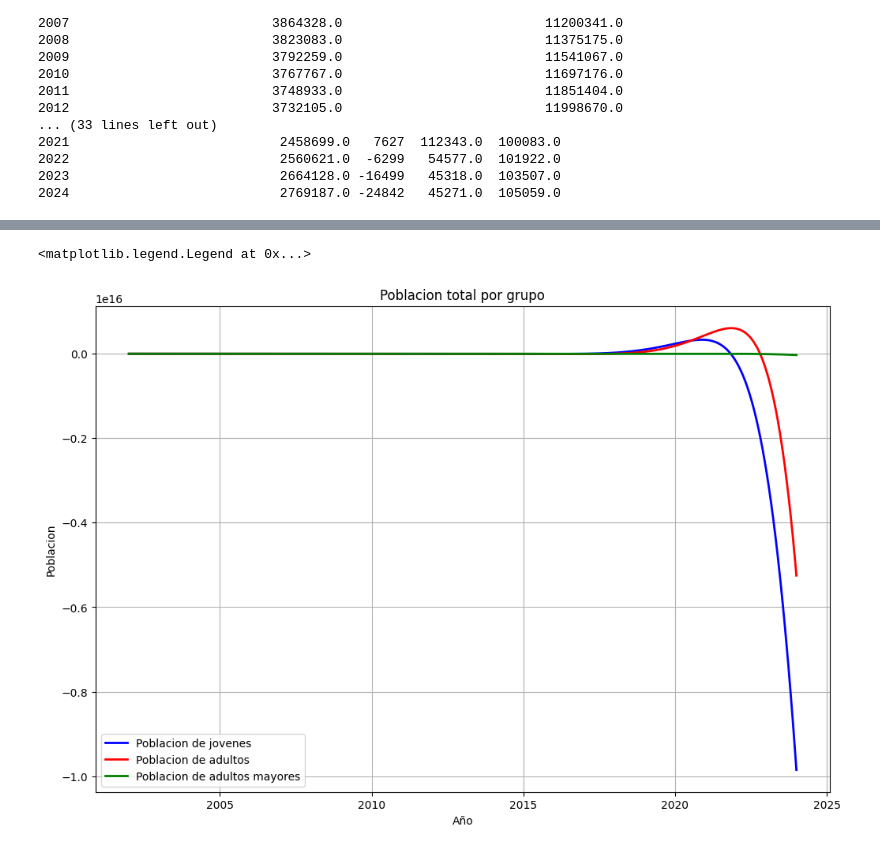
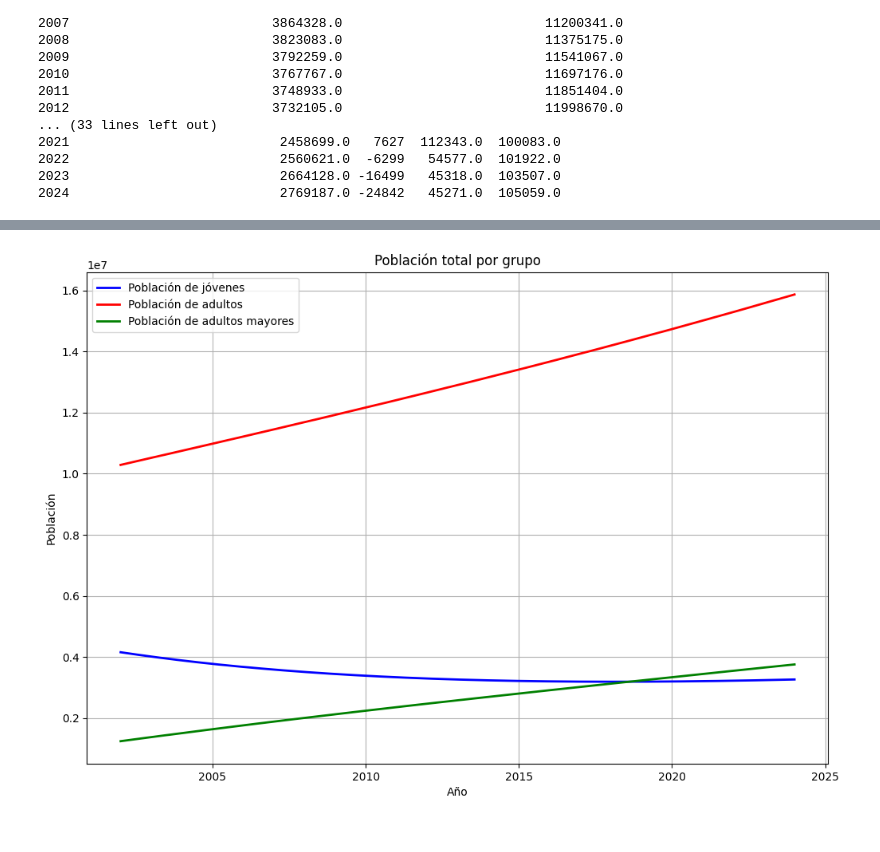
Before and after one commit to Lunaaaalj/MSED, a Jupyter notebook: code/first_stage.ipynb, the cells around one changed output, grey strips where cells are left out. Cells and saved outputs as stored; diff of their text form; code cells hidden in the pictures.

```diff
--- a/code/first_stage.ipynb
+++ b/code/first_stage.ipynb
@@ -93,60 +93,57 @@ Notes:
 [2] The condition number is large, 8.03e+06. This might indicate that there are
 strong multicollinearity or other numerical problems.
 # %%
-# graficacion por Runge-Kutta 4
+# Graficación por Runge-Kutta 4 (consistente en el orden del estado)
+import numpy as np
 import matplotlib.pyplot as plt
-def sistema_edos(t,y): # recibiendo un tiempo t y un vector y
-     at,jt,et = y # at= poblacion de adultos, jt=poblacion de jovenes
-     # COEFICIENTES
-     # Ecuacion de poblacion de Jovenes
-     c1=0.0181  # tsa de natalidad
-     c2=0.0140 # tasa de mortalidad
-     # Ecuacion de poblacion de adultos
-     c3=-0.0085
-     # Ecuacion de la poblacion de adultos mayores
-     c4=0.0567
-     #ECUACIONES
-     dyJ = c1*at-c2*jt-(1/15)*jt
-     dyA=(1/50)*jt-c3*at-(1/50)*at
-     dyE=(1/50)*at-c4*et
-     return [dyJ,dyA,dyE]
+
+def sistema_edos(t, y):
+    # y = [J, A, E]
+    jt, at, et = y
+
+    # COEFICIENTES
+    c1 = 0.0181  # tasa de natalidad
+    c2 = 0.0140  # tasa de mortalidad jóvenes
+    c3 = -0.0343  # tasa de mortalidad adultos (positiva)
+    c4 = 0.0567  # tasa de mortalidad mayores
+
+    # ECUACIONES
+    dyJ = c1*at - c2*jt - (1/15)*jt
+    dyA = (1/50)*jt - c3*at - (1/50)*at
+    dyE = (1/50)*at - c4*et
+    return [dyJ, dyA, dyE]
 
 def RK4(func, y0, t0, tf, h):
     t_values = np.arange(t0, tf + h, h)
     n = len(t_values)
-    y_values = np.zeros((n, len(y0)))
+    y_values = np.zeros((n, len(y0)), dtype=float)
     y_values[0] = y0
 
     for i in range(1, n):
-        k1 = np.array(func(t_values[i - 1], y_values[i-1]))
-        k2 = np.array(func(t_values[i - 1] + h/2, y_values[i-1] + h*k1/2))
-        k3 = np.array(func(t_values[i - 1] + h/2, y_values[i-1] + h*k2/2))
-        k4 = np.array(func(t_values[i - 1] + h, y_values[i-1] + h*k3))
-
+        k1 = np.array(func(t_values[i-1], y_values[i-1]))
+        k2 = np.array(func(t_values[i-1] + h/2, y_values[i-1] + h*k1/2))
+        k3 = np.array(func(t_values[i-1] + h/2, y_values[i-1] + h*k2/2))
+        k4 = np.array(func(t_values[i-1] + h,   y_values[i-1] + h*k3))
         y_values[i] = y_values[i-1] + h*(k1 + 2*k2 + 2*k3 + k4)/6
 
     return t_values, y_values
 
-
-y0=[4156812.0,10288683.0,1246206.0] # Poblacion total en el año 2002
-t0=0
-tf=22
-h=0.01
+# y0 = [J, A, E] en 2002
+y0 = [4156812.0, 10288683.0, 1246206.0]
+t0, tf, h = 0, 22, 0.01
 
 t, y = RK4(sistema_edos, y0, t0, tf, h)
 
 years = 2002 + t
-
 fig, ax = plt.subplots(1, 1, figsize=(12, 8))
-
-ax.plot(years, y[:, 0], 'b-', linewidth=2, label='Poblacion de jovenes')
-ax.plot(years, y[:, 1], 'r-', linewidth=2, label='Poblacion de adultos')
-ax.plot(years, y[:,2], 'g-',linewidth= 2,label= "Poblacion de adultos mayores")
-ax.set_title('Poblacion total por grupo')
+ax.plot(years, y[:, 0], 'b-', linewidth=2, label='Población de jóvenes')
+ax.plot(years, y[:, 1], 'r-', linewidth=2, label='Población de adultos')
+ax.plot(years, y[:, 2], 'g-', linewidth=2, label='Población de adultos mayores')
+ax.set_title('Población total por grupo')
 ax.set_xlabel('Año')
-ax.set_ylabel('Poblacion')
+ax.set_ylabel('Población')
 ax.grid(True)
 ax.legend()
+plt.show()
 # %% [output]
-<matplotlib.legend.Legend at 0x...>
-[figure, old version]
+[figure, new version]
```
Also changed, not shown: parts of 1 cell of this notebook.
